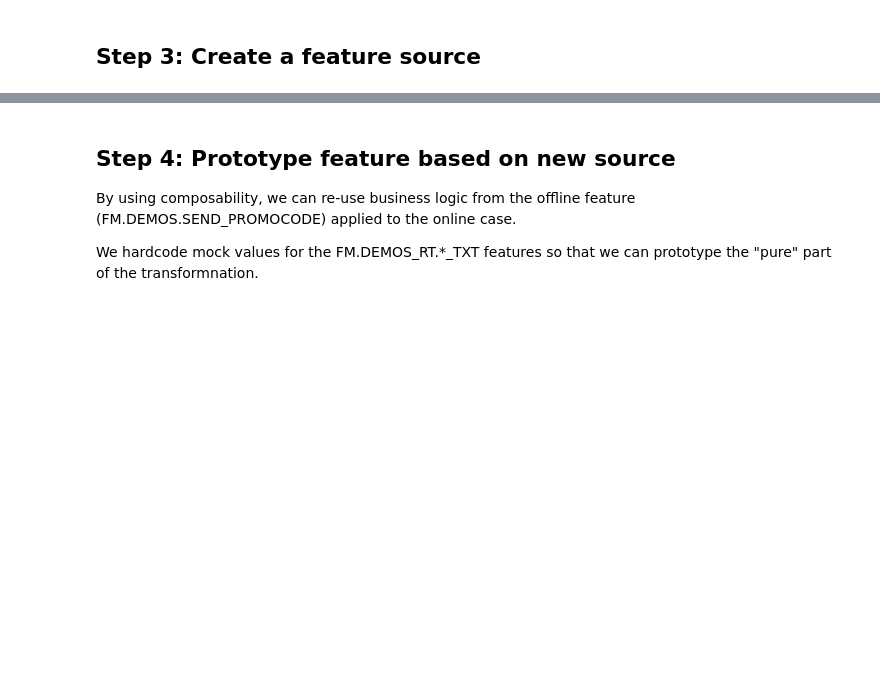
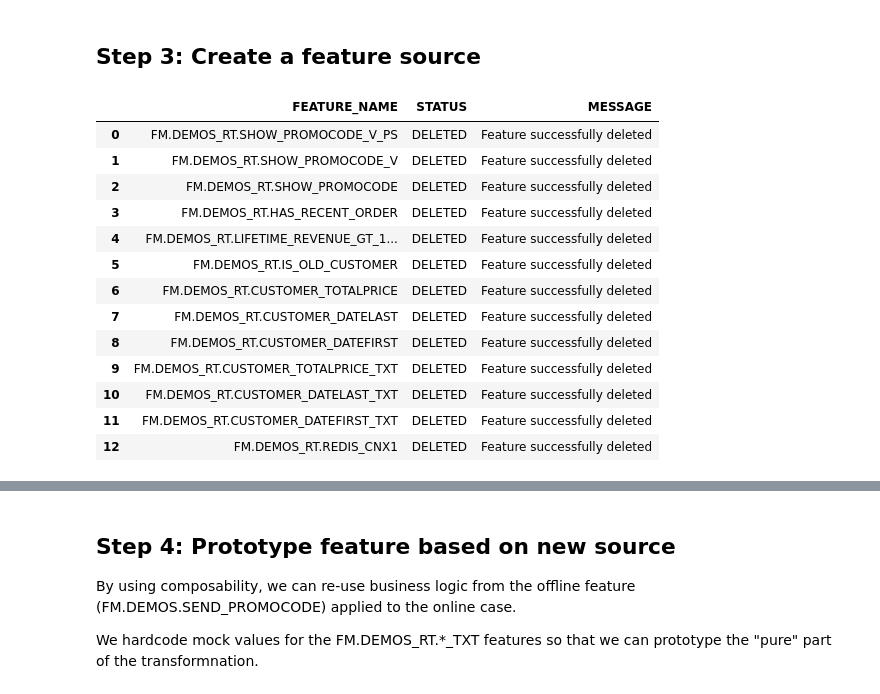
Before and after one commit to featuremesh/demos, a Jupyter notebook: jupyter/notebooks/demos/business_cases/segmentation_2_online.ipynb, the cells around one changed output, grey strips where cells are left out. Saved outputs shown, nothing was run; the diff lists cells and outputs as text; code cells hidden in the pictures; blank space fills up the shorter version.

Commit message:
Compatibility with featuremesh 0.2.0

```diff
--- a/jupyter/notebooks/demos/business_cases/segmentation_2_online.ipynb
+++ b/jupyter/notebooks/demos/business_cases/segmentation_2_online.ipynb
@@ -147,6 +149,25 @@ r.get('customer:h_datefirstorder:2').decode('utf-8')
 '1992-12-07'
 # %% [markdown]
 ## Step 3: Create a feature source
+# %%
+%%featureql
+
+DROP FEATURES IN FM.DEMOS_RT UP TO LEVEL 9;
+# %% [output]
+|  | FEATURE_NAME | STATUS | MESSAGE |
+| 0 | FM.DEMOS_RT.SHOW_PROMOCODE_V_PS | DELETED | Feature successfully deleted |
+| 1 | FM.DEMOS_RT.SHOW_PROMOCODE_V | DELETED | Feature successfully deleted |
+| 2 | FM.DEMOS_RT.SHOW_PROMOCODE | DELETED | Feature successfully deleted |
+| 3 | FM.DEMOS_RT.HAS_RECENT_ORDER | DELETED | Feature successfully deleted |
+| 4 | FM.DEMOS_RT.LIFETIME_REVENUE_GT_1... | DELETED | Feature successfully deleted |
+| 5 | FM.DEMOS_RT.IS_OLD_CUSTOMER | DELETED | Feature successfully deleted |
+| 6 | FM.DEMOS_RT.CUSTOMER_TOTALPRICE | DELETED | Feature successfully deleted |
+| 7 | FM.DEMOS_RT.CUSTOMER_DATELAST | DELETED | Feature successfully deleted |
+| 8 | FM.DEMOS_RT.CUSTOMER_DATEFIRST | DELETED | Feature successfully deleted |
+| 9 | FM.DEMOS_RT.CUSTOMER_TOTALPRICE_TXT | DELETED | Feature successfully deleted |
+| 10 | FM.DEMOS_RT.CUSTOMER_DATELAST_TXT | DELETED | Feature successfully deleted |
+| 11 | FM.DEMOS_RT.CUSTOMER_DATEFIRST_TXT | DELETED | Feature successfully deleted |
+| 12 | FM.DEMOS_RT.REDIS_CNX1 | DELETED | Feature successfully deleted |
 # %%
 %%featureql
 
```
Also changed, not shown: parts of 10 cells of this notebook, 12 other files.
